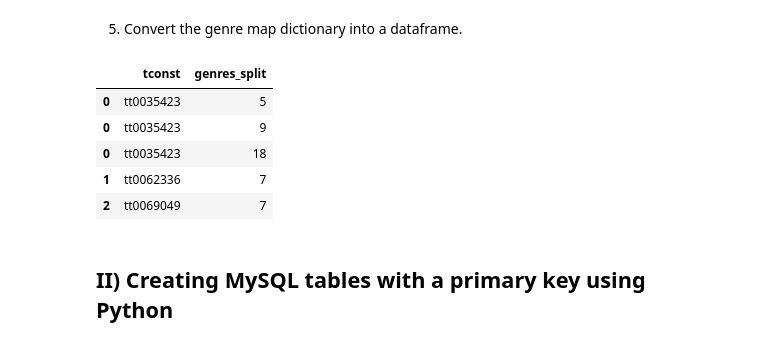
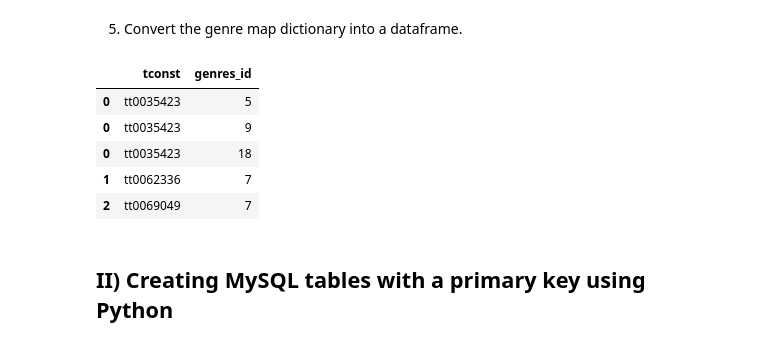
Before and after one commit to KirstenC32/Project-2-RETRY, a Jupyter notebook: Part 3b.ipynb, the cells around one changed output. Saved outputs shown, nothing was run; the diff lists cells and outputs as text; code cells hidden in the pictures.

```diff
--- a/Part 3b.ipynb
+++ b/Part 3b.ipynb
@@ -149,9 +148,10 @@ title_genres = pd.DataFrame({'tconst': map.keys(),
-# %%
-title_genres.head()
-# %% [output]
-|  | tconst | genres_split |
-| 0 | tt0035423 | 5 |
-| 0 | tt0035423 | 9 |
-| 0 | tt0035423 | 18 |
-| 1 | tt0062336 | 7 |
-| 2 | tt0069049 | 7 |
+# %%
+title_genres = title_genres.drop(['genres_split'], axis=1)
+title_genres.head()
+# %% [output]
+|  | tconst | genres_id |
+| 0 | tt0035423 | 5 |
+| 0 | tt0035423 | 9 |
+| 0 | tt0035423 | 18 |
+| 1 | tt0062336 | 7 |
+| 2 | tt0069049 | 7 |
```
Also changed, not shown: parts of 20 cells of this notebook.
